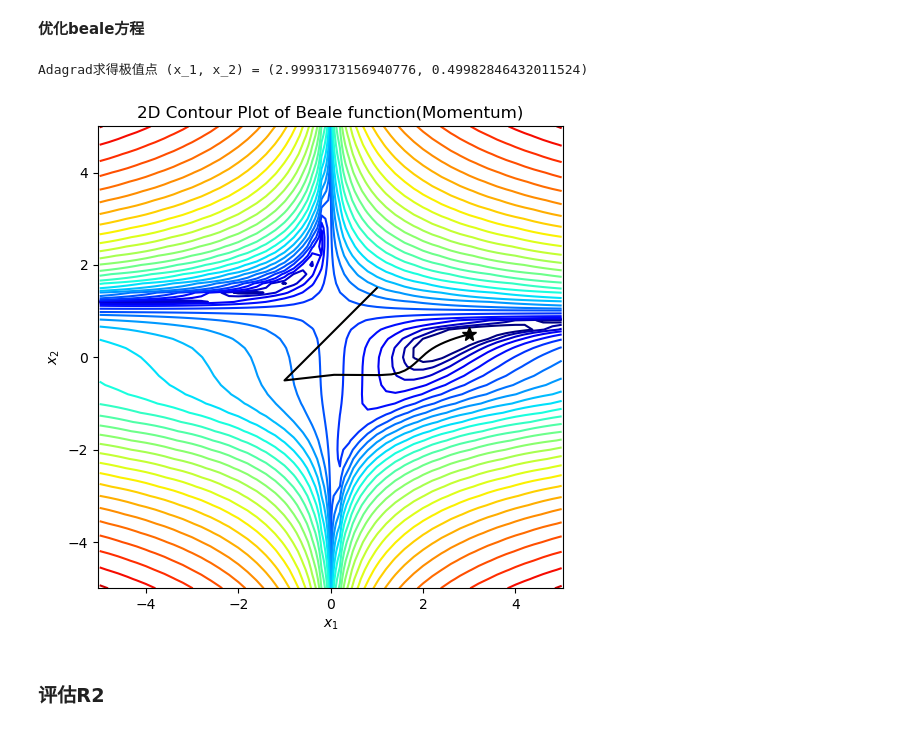
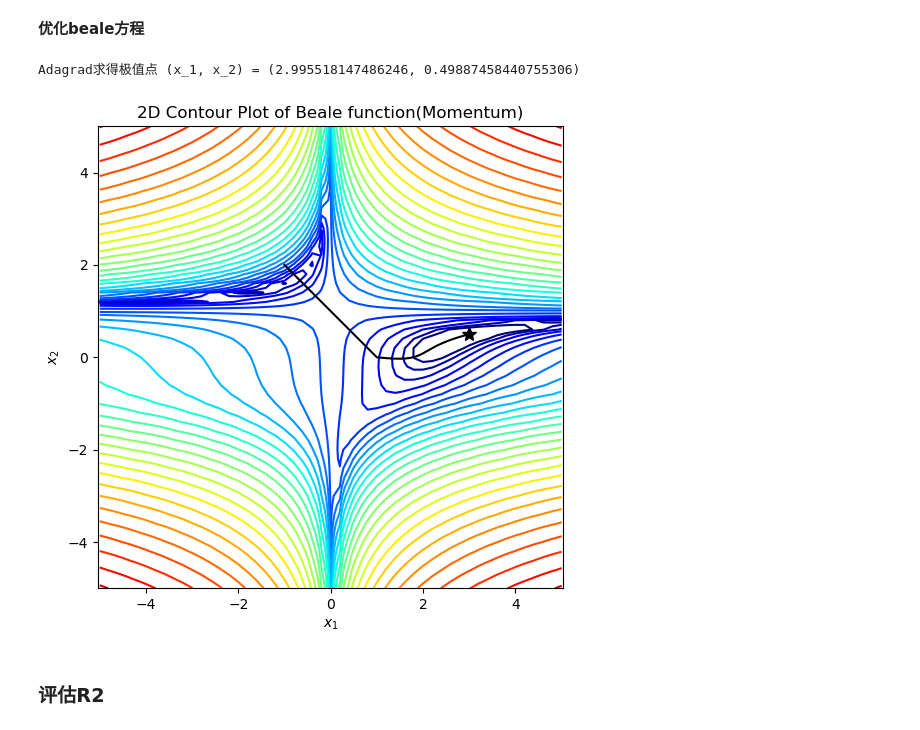
Before and after one commit to spiritTrance/dasanxia_homework, a Jupyter notebook: 2-experiement/4-dl/ex1/src/opt_test.ipynb, the cells around one changed output. Cells and saved outputs as stored; diff of their text form; code cells hidden in the pictures.

```diff
--- a/2-experiement/4-dl/ex1/src/opt_test.ipynb
+++ b/2-experiement/4-dl/ex1/src/opt_test.ipynb
@@ -59,6 +59,8 @@ gd_plot(None)
 ### 编写SGD优化器并优化Beale 公式
 # %% [markdown]
 **构建SGD优化器**
+# %%
+init_point = [-1,2]
 # %%
 def gd_sgd(df_dx, x0, conf_para=None):
     if conf_para is None:
@@ -109,7 +111,7 @@ def gd_momentum(df_dx, x0, conf_para=None):
 # %% [markdown]
 **优化beale方程**
 # %%
-x0 = np.array([1.0, 1.5])
+x0 = np.array(init_point)
 conf_para_momentum = {'n_iter': 500, 'learning_rate': 0.005}
 x_traj_momentum = gd_momentum(dbeale_dx, x0, conf_para_momentum)
 print("Momentum求得极值点 (x_1, x_2) = (%s, %s)" % (x_traj_momentum[-1][0], x_traj_momentum[-1][1]))
@@ -131,24 +133,24 @@ def gd_adagrad(df_dx, x0, conf_para=None):
     conf_para.setdefault('epsilon', 1e-7)
     x_traj = []
     x_traj.append(x0)
-    r = np.zeros_like(x0)
+    r = np.zeros_like(x0).astype(float)
    # 套用adagrad优化器公式，对参数进行更新
     for iter in range(1, conf_para['n_iter'] + 1):
-        dfdx = np.array(df_dx(x_traj[-1][0], x_traj[-1][1]))
+        dfdx = np.array(df_dx(x_traj[-1][0], x_traj[-1][1])).astype(float)
         r += dfdx ** 2
         x_traj.append(x_traj[-1] - conf_para['learning_rate'] / (np.sqrt(r) + conf_para['epsilon']) * dfdx)
     return x_traj
 # %% [markdown]
 **优化beale方程**
 # %%
-x0 = np.array([1.0, 1.5])
+x0 = np.array(init_point)
 conf_para_adag = {'n_iter': 500, 'learning_rate': 2}
 x_traj_adag = gd_adagrad(dbeale_dx, x0, conf_para_adag)
 print("Adagrad求得极值点 (x_1, x_2) = (%s, %s)" % (x_traj_adag[-1][0], x_traj_adag[-1][1]))
 gd_plot(x_traj_adag)
 adagrad_r2 = getR2Loss(x_traj_adag)
 # %% [output]
-Adagrad求得极值点 (x_1, x_2) = (2.9993173156940776, 0.49982846432011524)
+Adagrad求得极值点 (x_1, x_2) = (2.995518147486246, 0.49887458440755306)
-[figure, old version]
+[figure, new version]
 # %% [markdown]
 ### 评估R2
```
Also changed, not shown: parts of 5 cells of this notebook, 47 other files.
